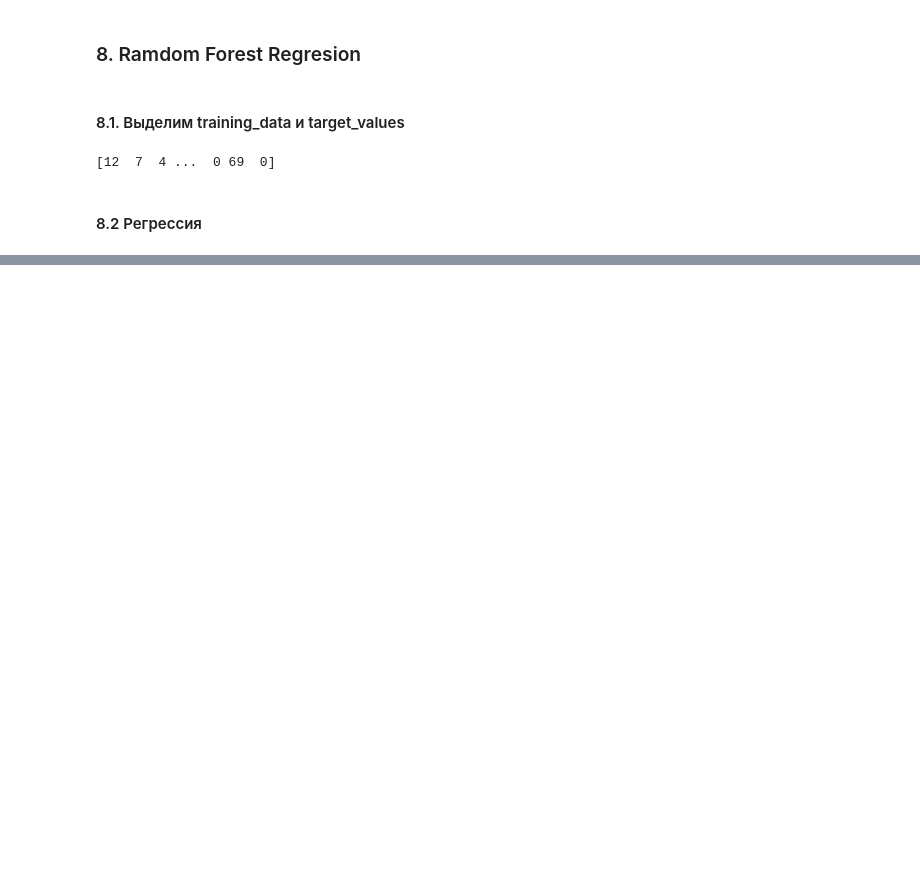
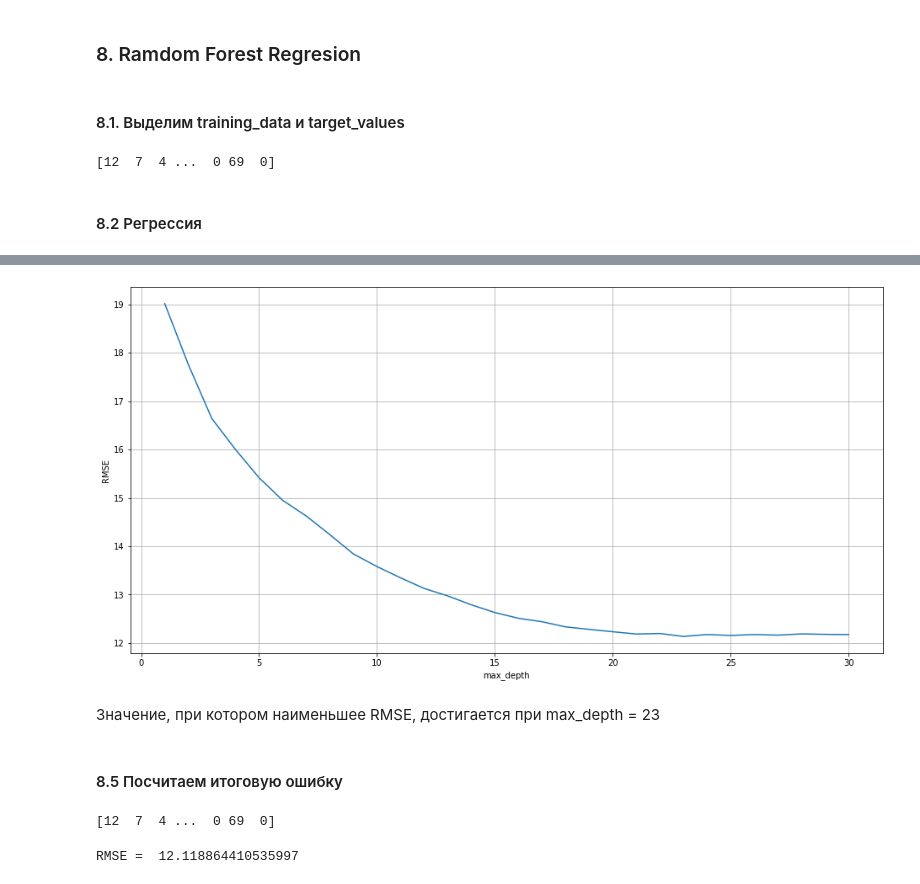
Before and after one commit to polipolinom/ML_AESC, a Jupyter notebook: project_Shaydurova.ipynb, the cells around one changed output, grey strips where cells are left out. Drawn from its saved outputs; the diff is of its cells as text; code cells hidden in the pictures; blank space fills up the shorter version.

```diff
--- a/project_Shaydurova.ipynb
+++ b/project_Shaydurova.ipynb
@@ -265,0 +321,10 @@ RMSE =  12.354911595486112
+# %%
+stepCount = 30
+cur = []
+
+for i in range(1, stepCount + 1, 1):
+  model = RandomForestRegressor(max_depth=i, max_features = 'sqrt', bootstrap = False, n_jobs = -1)
+  model.fit(X_train, y_train)
+  RMSE = mean_squared_error(y_test, model.predict(X_test), squared=False)
+  print(i, " : ", RMSE)
+  cur.append((i, RMSE))
@@ -265,0 +349,38 @@ RMSE =  12.354911595486112
+# %%
+cur0 = []
+cur1 = []
+for x, y in cur:
+  cur0.append(y)
+  cur1.append(x)
+plt.figure(figsize=[16,8])
+plt.plot(cur1, cur0)
+plt.xlabel(u"max_depth")
+plt.ylabel(u"RMSE")
+plt.grid()
+plt.show()
+# %% [output]
+[figure, added]
+# %% [markdown]
+Значение, при котором наименьшее RMSE, достигается при max_depth = 23
+# %% [markdown]
+#### 8.5 Посчитаем итоговую ошибку
+# %%
+y = data_score.to_numpy()
+y = np.hstack(y)
+
+print(y)
+# %% [output]
+[12  7  4 ...  0 69  0]
+# %%
+from sklearn.ensemble import RandomForestRegressor
+
+X_train, X_test, y_train, y_test = train_test_split(X, y, test_size = 0.3, random_state = 42)
+
+model = RandomForestRegressor(n_estimators = 300, max_depth = 23, max_features = 'sqrt', bootstrap = False, n_jobs = -1)
+model.fit(X_train, y_train)
+
+RMSE = mean_squared_error(y_test, model.predict(X_test), squared=False)
+
+print("RMSE = ", RMSE)
+# %% [output]
+RMSE =  12.118864410535997
```
Also changed, not shown: parts of 16 cells of this notebook.
